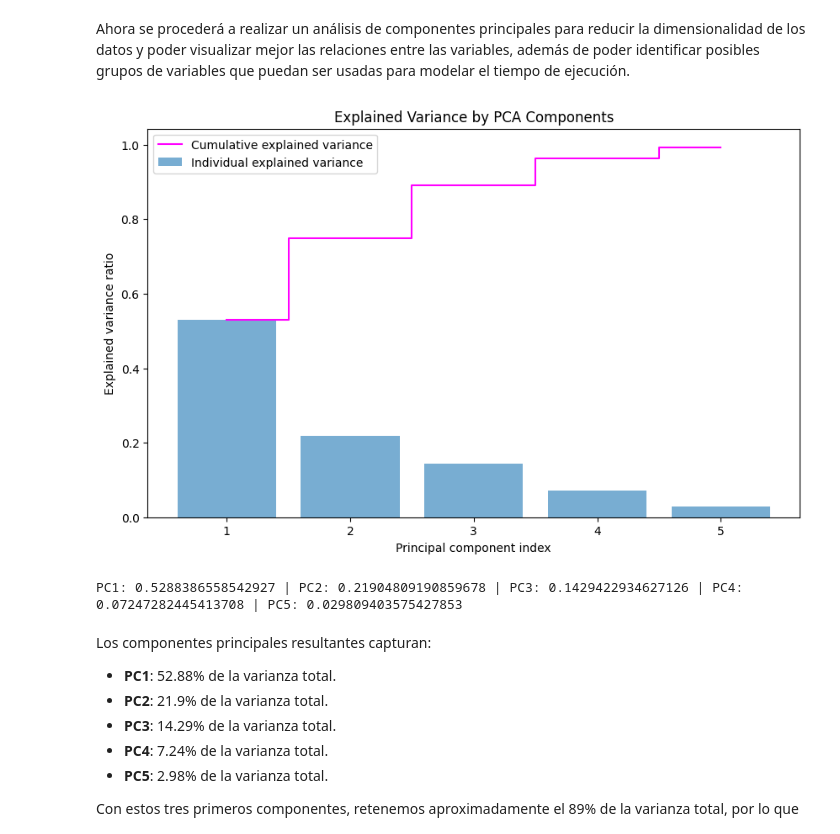
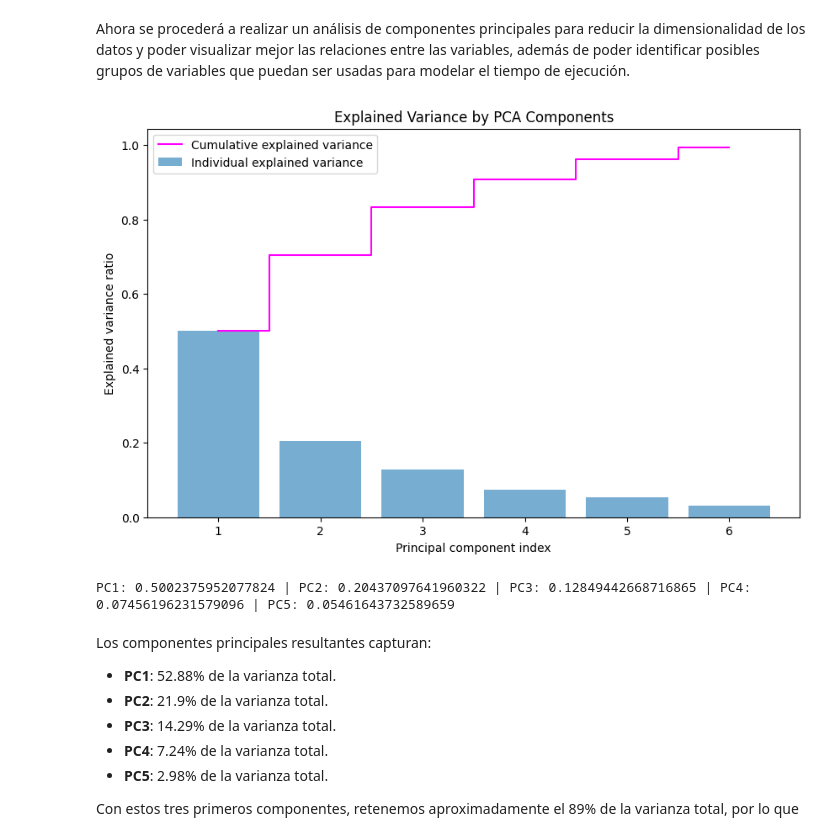
Before and after one commit to FrancoCabezasPoblete/resource-prediction-study, a Jupyter notebook: notebooks/eda.ipynb, the cells around one changed output. Drawn from its saved outputs; the diff is of its cells as text; code cells hidden in the pictures.

```diff
--- a/notebooks/eda.ipynb
+++ b/notebooks/eda.ipynb
@@ -48,6 +48,7 @@ results_df = pd.concat([results_df, results_savio_df], ignore_index=True)
 results_df['total_cpu_usage'] = results_df['total_cpu_usage'].str.replace('%', '').astype(float) / 100
 results_df['max_ram_usage'] = results_df['max_ram_usage'] / 1024
 results_df['l2_cache_size'] = results_df['l2_cache_size'].apply(bits_to_MiB)
+results_df['l3_cache_size'] = results_df['l3_cache_size'].apply(bits_to_MiB)
 results_df['ghz_actual_friendly'] = results_df['hz_actual_friendly'].apply(MHz_to_GHz)
 results_df['ghz_advertised_friendly'] = results_df['hz_advertised_friendly'].str.replace('GHz', '').astype(float)
 results_df = results_df.drop(columns=['hz_actual_friendly', 'hz_advertised_friendly'])
@@ -337,27 +342,27 @@ Para esto, los modelos de *deep learning* podrían ofrecer mejoras significativa
 # %%
 scaler = StandardScaler()
 scaled_data = scaler.fit_transform(mm_df[
-    ['total_cpu_usage', 'max_ram_usage', 'l3_cache_size_mb', 'l2_cache_line_size', 'l2_cache_associativity','count','ghz_actual_friendly','ghz_advertised_friendly']
+    ['total_cpu_usage', 'max_ram_usage', 'l3_cache_size', 'l2_cache_line_size', 'l2_cache_associativity','count','ghz_actual_friendly','ghz_advertised_friendly']
 ])
 pca = PCA(n_components=0.99)  # 99% of varianze
 principal_components = pca.fit_transform(scaled_data)
 explained_variance = pca.explained_variance_ratio_
 
 pca_df = pd.DataFrame(data=principal_components, columns=[f"PC{i+1}" for i in range(principal_components.shape[1])])
 
 plt.figure(figsize=(10, 6))
 plt.bar(range(1, len(explained_variance) + 1), explained_variance, alpha=0.6, label='Individual explained variance')
 plt.step(range(1, len(explained_variance) + 1), np.cumsum(explained_variance), where='mid', color='magenta', label='Cumulative explained variance')
 plt.ylabel('Explained variance ratio')
 plt.xlabel('Principal component index')
 plt.title('Explained Variance by PCA Components')
 plt.legend(loc='best')
 plt.show()
 
 print(f"PC1: {explained_variance[0]} | PC2: {explained_variance[1]} | PC3: {explained_variance[2]} | PC4: {explained_variance[3]} | PC5: {explained_variance[4]}")
 # %% [output]
-[figure, old version]
+[figure, new version]
-PC1: 0.5288386558542927 | PC2: 0.21904809190859678 | PC3: 0.1429422934627126 | PC4: 0.07247282445413708 | PC5: 0.029809403575427853
+PC1: 0.5002375952077824 | PC2: 0.20437097641960322 | PC3: 0.12849442668716865 | PC4: 0.07456196231579096 | PC5: 0.05461643732589659
 # %% [markdown]
 Los componentes principales resultantes capturan:
 - **PC1**: 52.88% de la varianza total.
```
Also changed, not shown: parts of 20 cells of this notebook, 8 other files.
